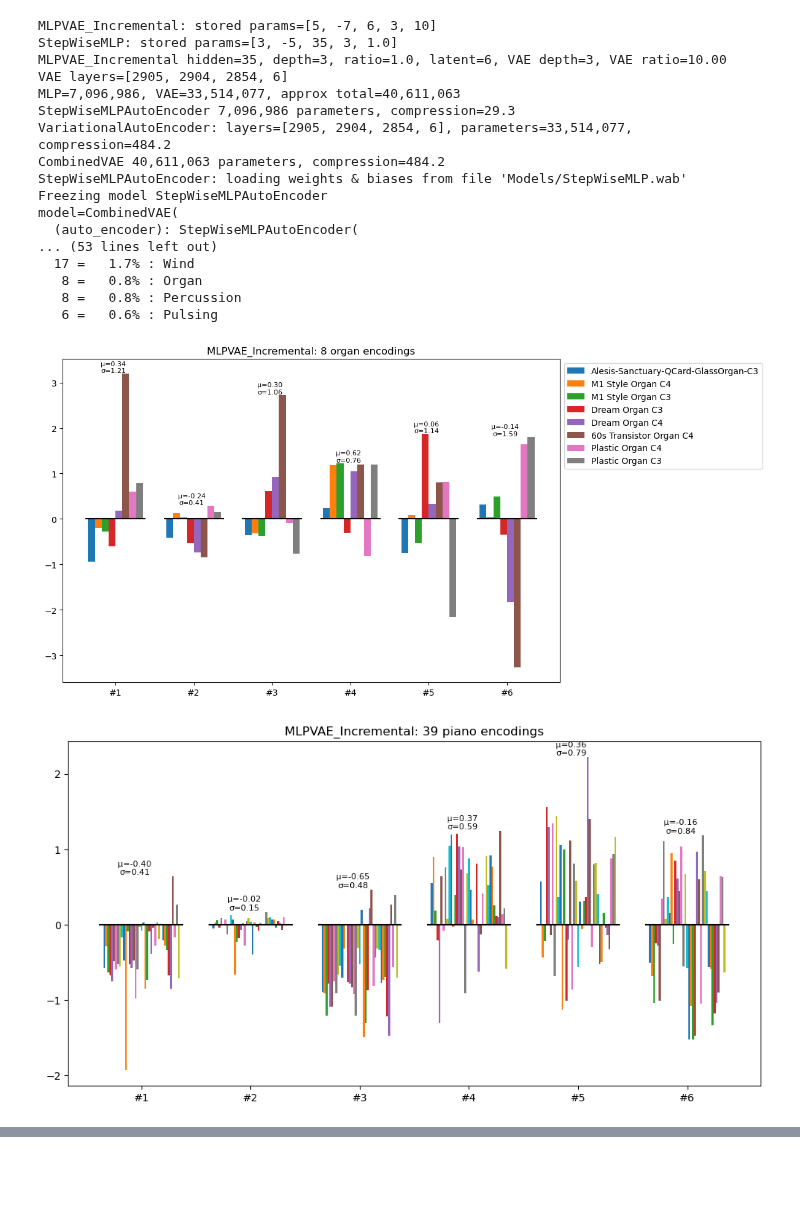
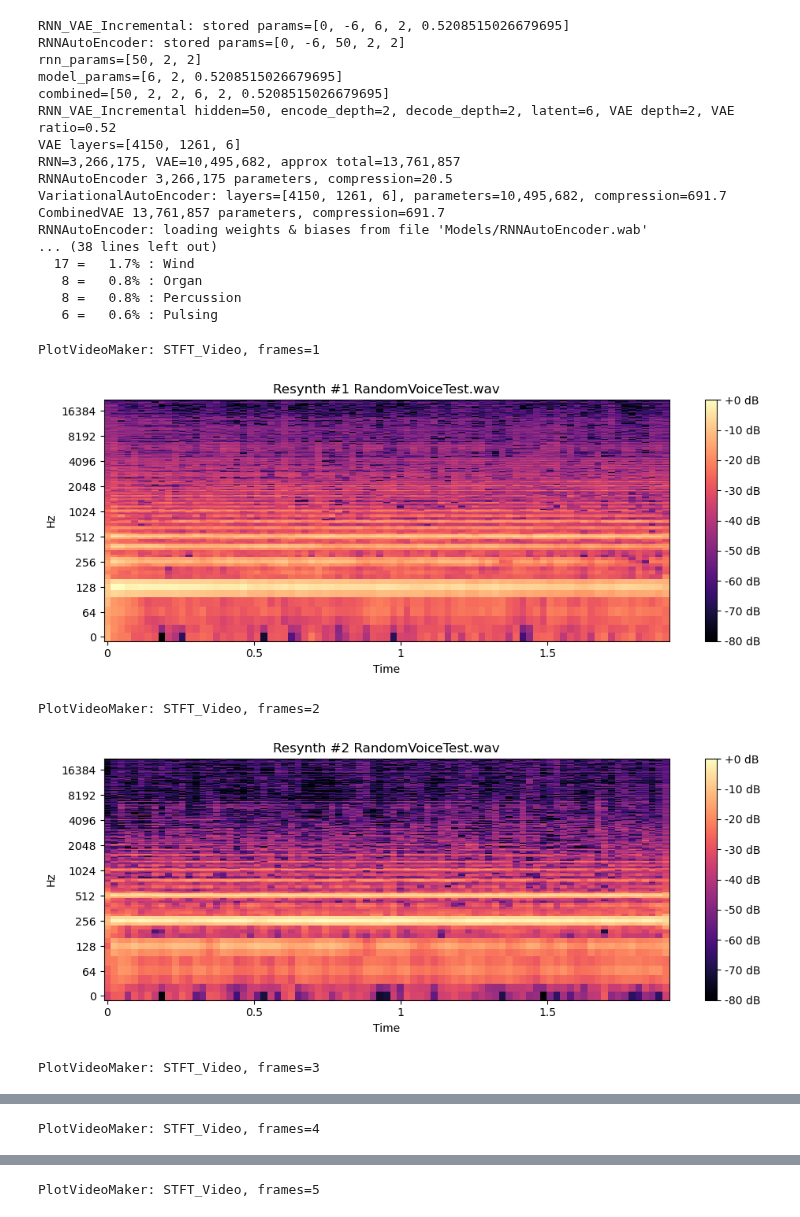
Before and after one commit to RikMaxSpeed/SampleGen, a Jupyter notebook: MakeAndTrain.ipynb, the cells around one changed output, grey strips where cells are left out. Drawn from its saved outputs; the diff is of its cells as text; code cells hidden in the pictures; blank space fills up the shorter version.

```diff
--- a/MakeAndTrain.ipynb
+++ b/MakeAndTrain.ipynb
@@ -36,11 +36,11 @@ STFT file already created: {stft_file}
 
 #model = "RNNAutoEncoder"
 #model = "RNN_VAE"
-#model = "RNN_VAE_Incremental"
+model = "RNN_VAE_Incremental"
 
 #model = "StepWiseMLP"
 #model = "MLP_VAE"
-model = "MLPVAE_Incremental"
+#model = "MLPVAE_Incremental"
 
 #model = "RNN_F&T"
 
@@ -57,33 +57,36 @@ model = "MLPVAE_Incremental"
 # %%
 # Test and Generate new samples
 from Generate import *
 
 use_model(model)
 
 # Print some pretty pictures of the samples and their encodings
-demo_encodings()
+#demo_encodings()
 
 # Test the accuracy of the model: lists all samples by decreasing accuracy
-test_all()
+#test_all()
 
-#demo_sounds()
+demo_sounds()
 # %% [output]
-MLPVAE_Incremental: stored params=[5, -7, 6, 3, 10]
-StepWiseMLP: stored params=[3, -5, 35, 3, 1.0]
-MLPVAE_Incremental hidden=35, depth=3, ratio=1.0, latent=6, VAE depth=3, VAE ratio=10.00
-VAE layers=[2905, 2904, 2854, 6]
-MLP=7,096,986, VAE=33,514,077, approx total=40,611,063
-StepWiseMLPAutoEncoder 7,096,986 parameters, compression=29.3
-VariationalAutoEncoder: layers=[2905, 2904, 2854, 6], parameters=33,514,077, compression=484.2
-CombinedVAE 40,611,063 parameters, compression=484.2
-StepWiseMLPAutoEncoder: loading weights & biases from file 'Models/StepWiseMLP.wab'
-Freezing model StepWiseMLPAutoEncoder
-model=CombinedVAE(
-  (auto_encoder): StepWiseMLPAutoEncoder(
-... (53 lines left out)
+RNN_VAE_Incremental: stored params=[0, -6, 6, 2, 0.5208515026679695]
+RNNAutoEncoder: stored params=[0, -6, 50, 2, 2]
+rnn_params=[50, 2, 2]
+model_params=[6, 2, 0.5208515026679695]
+combined=[50, 2, 2, 6, 2, 0.5208515026679695]
+RNN_VAE_Incremental hidden=50, encode_depth=2, decode_depth=2, latent=6, VAE depth=2, VAE ratio=0.52
+VAE layers=[4150, 1261, 6]
+RNN=3,266,175, VAE=10,495,682, approx total=13,761,857
+RNNAutoEncoder 3,266,175 parameters, compression=20.5
+VariationalAutoEncoder: layers=[4150, 1261, 6], parameters=10,495,682, compression=691.7
+CombinedVAE 13,761,857 parameters, compression=691.7
+RNNAutoEncoder: loading weights & biases from file 'Models/RNNAutoEncoder.wab'
+... (38 lines left out)
   17 =   1.7% : Wind
    8 =   0.8% : Organ
    8 =   0.8% : Percussion
    6 =   0.6% : Pulsing
+PlotVideoMaker: STFT_Video, frames=1
-[figure, old version]
+[figure, new version]
+PlotVideoMaker: STFT_Video, frames=2
-[figure, old version]
+[figure, new version]
+PlotVideoMaker: STFT_Video, frames=3
@@ -90,0 +94 @@ model=CombinedVAE(
+PlotVideoMaker: STFT_Video, frames=4
@@ -91,0 +96 @@ model=CombinedVAE(
+PlotVideoMaker: STFT_Video, frames=5
```
Also changed, not shown: parts of 2 cells of this notebook, 3 other files.
